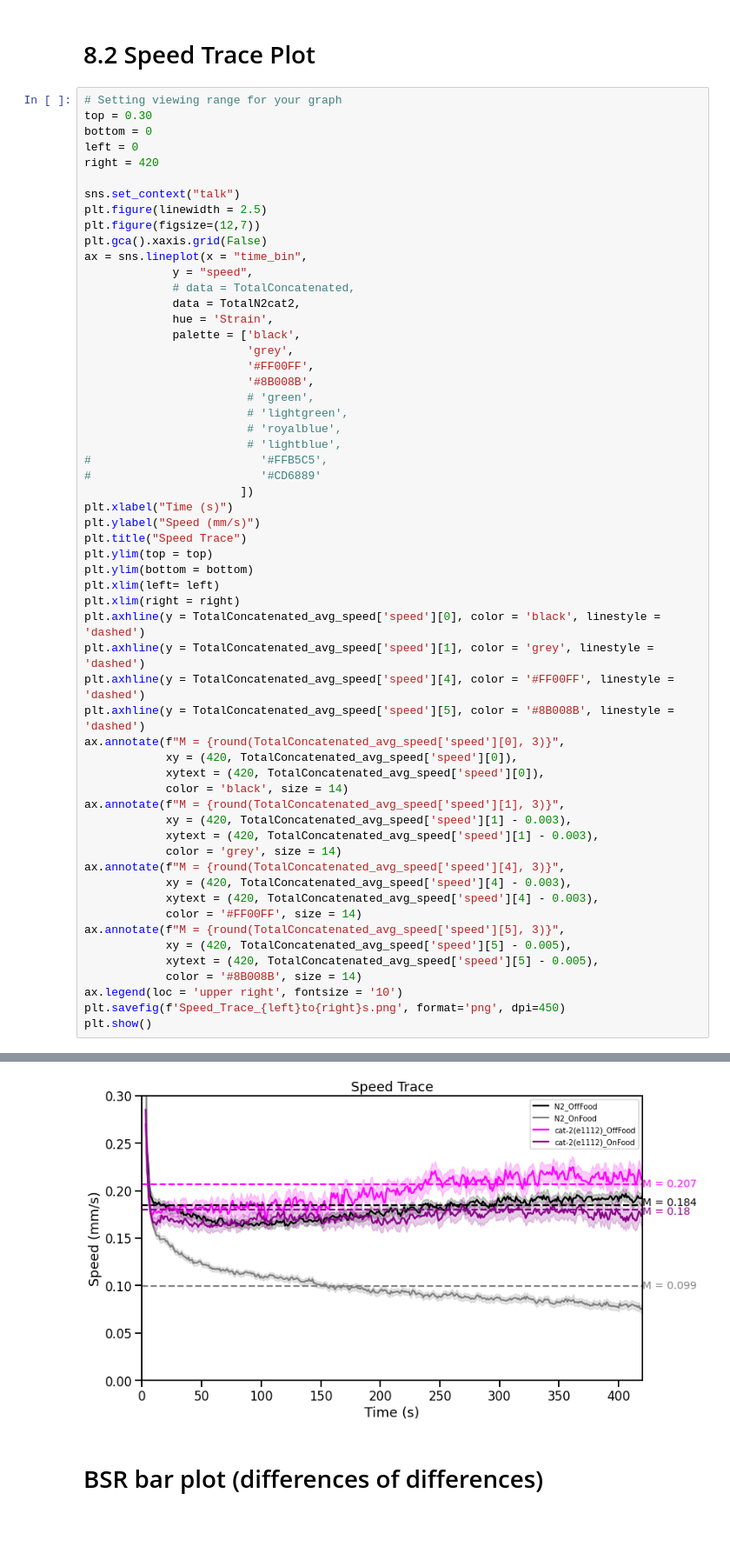
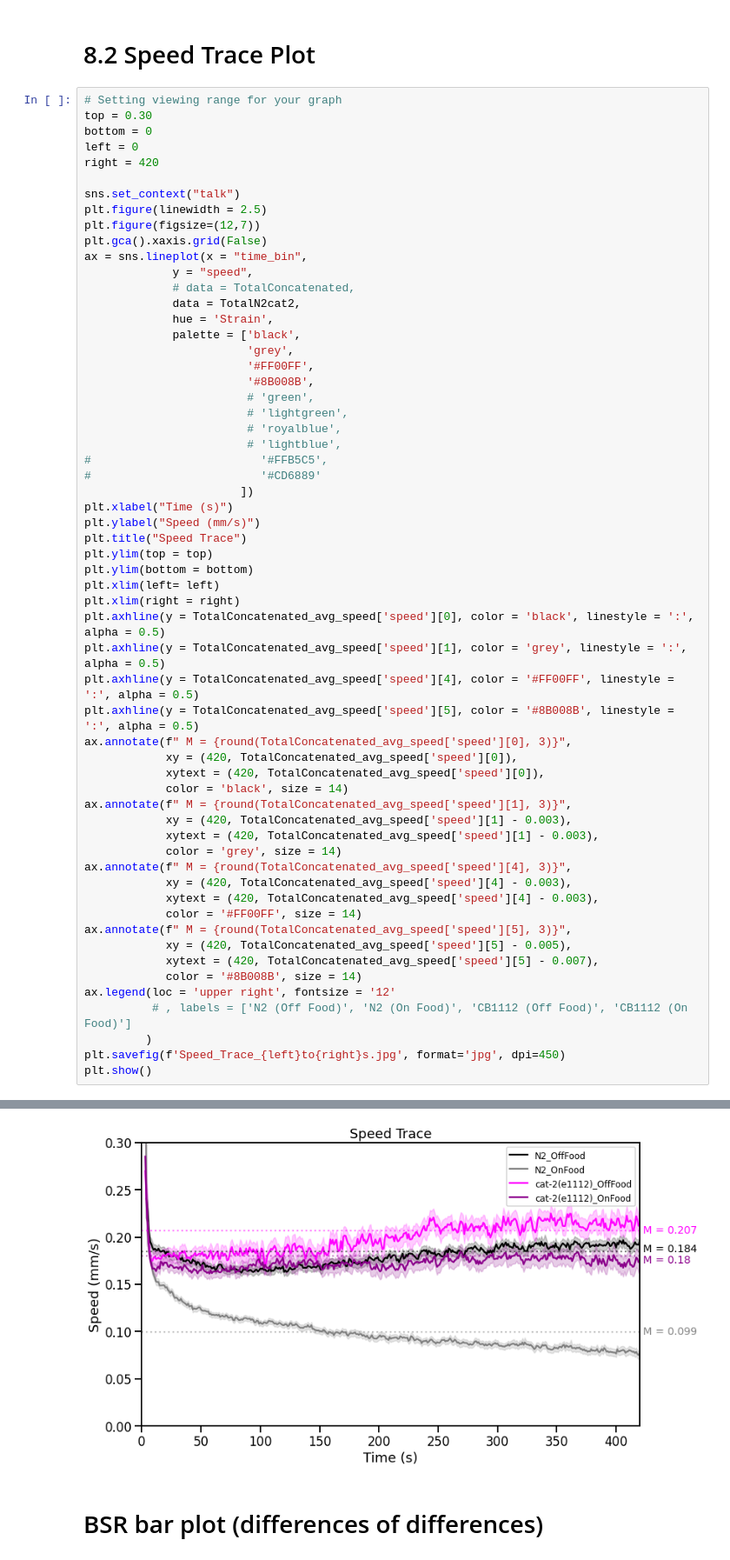
Before and after one commit to JosephLiangUBC/Joseph-Jupyter-Notebooks, a Jupyter notebook: Ben_postcsv_SpeedTraceNoFoodOnFoodExptUpdated_V2.0.ipynb, the cells around one changed output, grey strips where cells are left out. Shown: that part at 87% size. Saved outputs shown, nothing was run; the diff lists cells and outputs as text; blank space fills up the shorter version.

```diff
--- a/Ben_postcsv_SpeedTraceNoFoodOnFoodExptUpdated_V2.0.ipynb
+++ b/Ben_postcsv_SpeedTraceNoFoodOnFoodExptUpdated_V2.0.ipynb
@@ -120,45 +139,47 @@ ax = sns.lineplot(x = "time_bin",
                         '#FF00FF',
                         '#8B008B',
                         # 'green',
                         # 'lightgreen',
                         # 'royalblue',
                         # 'lightblue',
 #                         '#FFB5C5',
 #                         '#CD6889'
                        ])
 plt.xlabel("Time (s)")
 plt.ylabel("Speed (mm/s)")
 plt.title("Speed Trace")
 plt.ylim(top = top)
 plt.ylim(bottom = bottom)
 plt.xlim(left= left)
 plt.xlim(right = right)
-plt.axhline(y = TotalConcatenated_avg_speed['speed'][0], color = 'black', linestyle = 'dashed')
-plt.axhline(y = TotalConcatenated_avg_speed['speed'][1], color = 'grey', linestyle = 'dashed')
-plt.axhline(y = TotalConcatenated_avg_speed['speed'][4], color = '#FF00FF', linestyle = 'dashed')
-plt.axhline(y = TotalConcatenated_avg_speed['speed'][5], color = '#8B008B', linestyle = 'dashed')
-ax.annotate(f"M = {round(TotalConcatenated_avg_speed['speed'][0], 3)}",
+plt.axhline(y = TotalConcatenated_avg_speed['speed'][0], color = 'black', linestyle = ':', alpha = 0.5)
+plt.axhline(y = TotalConcatenated_avg_speed['speed'][1], color = 'grey', linestyle = ':', alpha = 0.5)
+plt.axhline(y = TotalConcatenated_avg_speed['speed'][4], color = '#FF00FF', linestyle = ':', alpha = 0.5)
+plt.axhline(y = TotalConcatenated_avg_speed['speed'][5], color = '#8B008B', linestyle = ':', alpha = 0.5)
+ax.annotate(f" M = {round(TotalConcatenated_avg_speed['speed'][0], 3)}",
             xy = (420, TotalConcatenated_avg_speed['speed'][0]),
             xytext = (420, TotalConcatenated_avg_speed['speed'][0]),
             color = 'black', size = 14)
-ax.annotate(f"M = {round(TotalConcatenated_avg_speed['speed'][1], 3)}",
+ax.annotate(f" M = {round(TotalConcatenated_avg_speed['speed'][1], 3)}",
             xy = (420, TotalConcatenated_avg_speed['speed'][1] - 0.003),
             xytext = (420, TotalConcatenated_avg_speed['speed'][1] - 0.003),
             color = 'grey', size = 14)
-ax.annotate(f"M = {round(TotalConcatenated_avg_speed['speed'][4], 3)}",
+ax.annotate(f" M = {round(TotalConcatenated_avg_speed['speed'][4], 3)}",
             xy = (420, TotalConcatenated_avg_speed['speed'][4] - 0.003),
             xytext = (420, TotalConcatenated_avg_speed['speed'][4] - 0.003),
             color = '#FF00FF', size = 14)
-ax.annotate(f"M = {round(TotalConcatenated_avg_speed['speed'][5], 3)}",
+ax.annotate(f" M = {round(TotalConcatenated_avg_speed['speed'][5], 3)}",
             xy = (420, TotalConcatenated_avg_speed['speed'][5] - 0.005),
-            xytext = (420, TotalConcatenated_avg_speed['speed'][5] - 0.005),
+            xytext = (420, TotalConcatenated_avg_speed['speed'][5] - 0.007),
             color = '#8B008B', size = 14)
-ax.legend(loc = 'upper right', fontsize = '10')
-plt.savefig(f'Speed_Trace_{left}to{right}s.png', format='png', dpi=450)
+ax.legend(loc = 'upper right', fontsize = '12'
+          # , labels = ['N2 (Off Food)', 'N2 (On Food)', 'CB1112 (Off Food)', 'CB1112 (On Food)']
+         )
+plt.savefig(f'Speed_Trace_{left}to{right}s.jpg', format='jpg', dpi=450)
 plt.show()
 # %% [output]
 <Figure size 432x288 with 0 Axes>
-[figure, old version]
+[figure, new version]
 # %% [markdown]
 # BSR bar plot (differences of differences)
 # %% [markdown]
```
Also changed, not shown: parts of 8 cells of this notebook.
